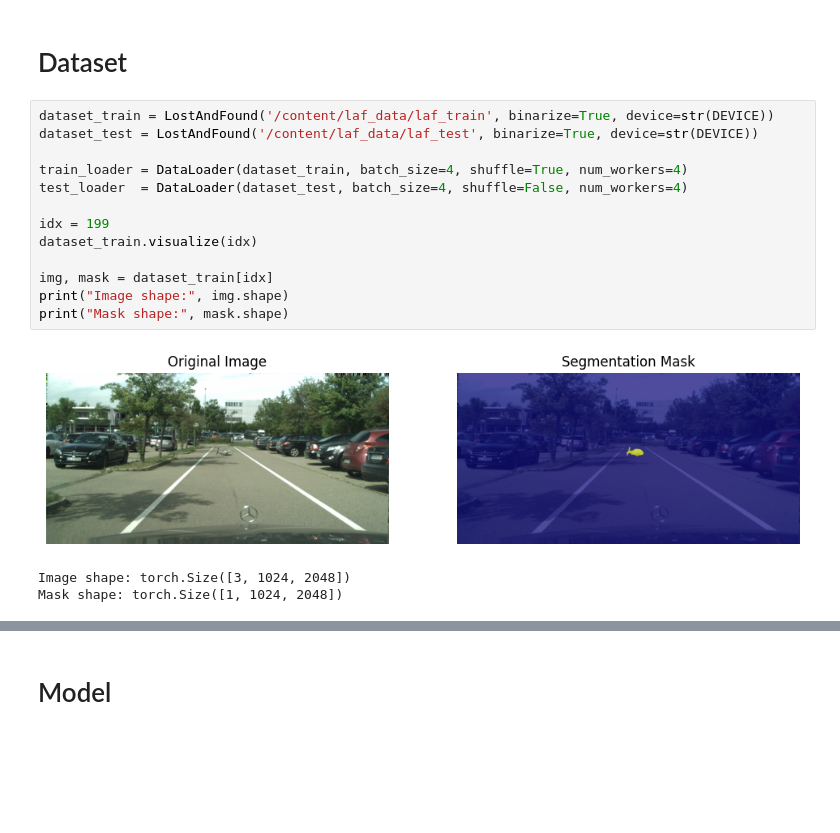
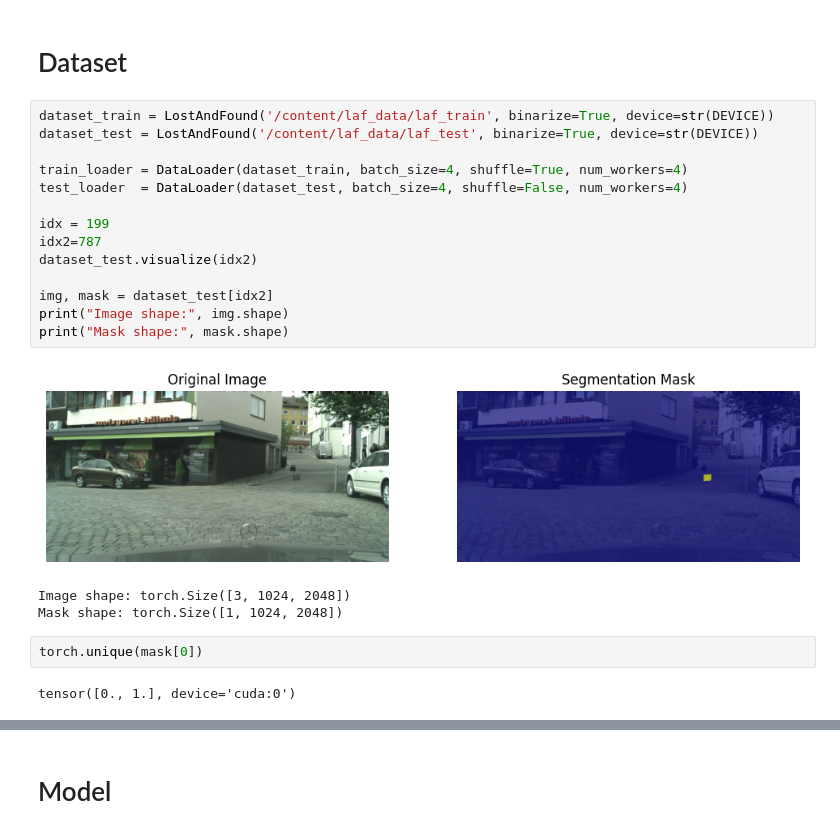
Before and after one commit to edgarcancinoe/maybe-obstacle, a Jupyter notebook: UAROI_Confromal_Risk_Control.ipynb, the cells around one changed output, grey strips where cells are left out. Cells and saved outputs as stored; diff of their text form; blank space fills up the shorter version.

```diff
--- a/UAROI_Confromal_Risk_Control.ipynb
+++ b/UAROI_Confromal_Risk_Control.ipynb
@@ -241,17 +324,22 @@ class DeepLabV3_SigmoidHead(nn.Module):
 # %%
 dataset_train = LostAndFound('/content/laf_data/laf_train', binarize=True, device=str(DEVICE))
 dataset_test = LostAndFound('/content/laf_data/laf_test', binarize=True, device=str(DEVICE))
 
 train_loader = DataLoader(dataset_train, batch_size=4, shuffle=True, num_workers=4)
 test_loader  = DataLoader(dataset_test, batch_size=4, shuffle=False, num_workers=4)
 
 idx = 199
-dataset_train.visualize(idx)
+idx2=787
+dataset_test.visualize(idx2)
 
-img, mask = dataset_train[idx]
+img, mask = dataset_test[idx2]
 print("Image shape:", img.shape)
 print("Mask shape:", mask.shape)
 # %% [output]
-[figure, old version]
+[figure, new version]
 Image shape: torch.Size([3, 1024, 2048])
 Mask shape: torch.Size([1, 1024, 2048])
+# %%
+torch.unique(mask[0])
+# %% [output]
+tensor([0., 1.], device='cuda:0')
```
Also changed, not shown: parts of 33 cells of this notebook.
